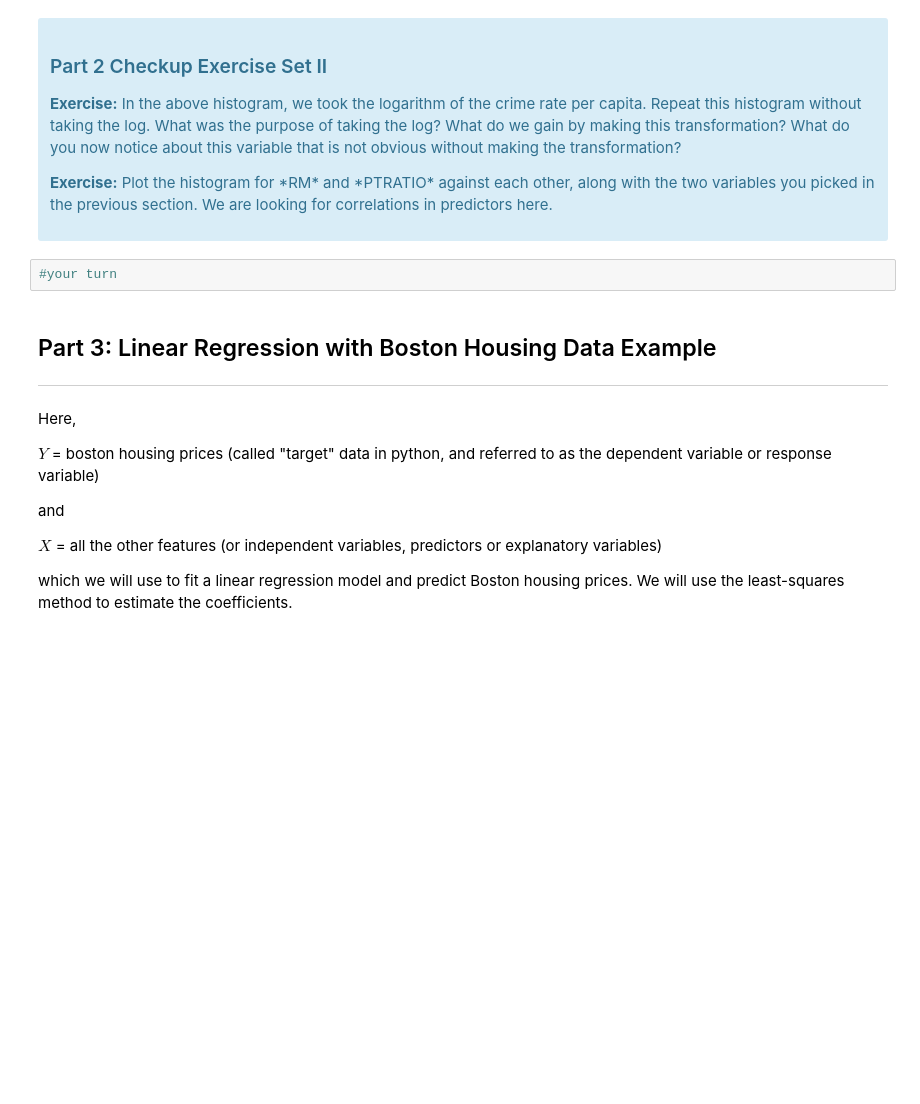
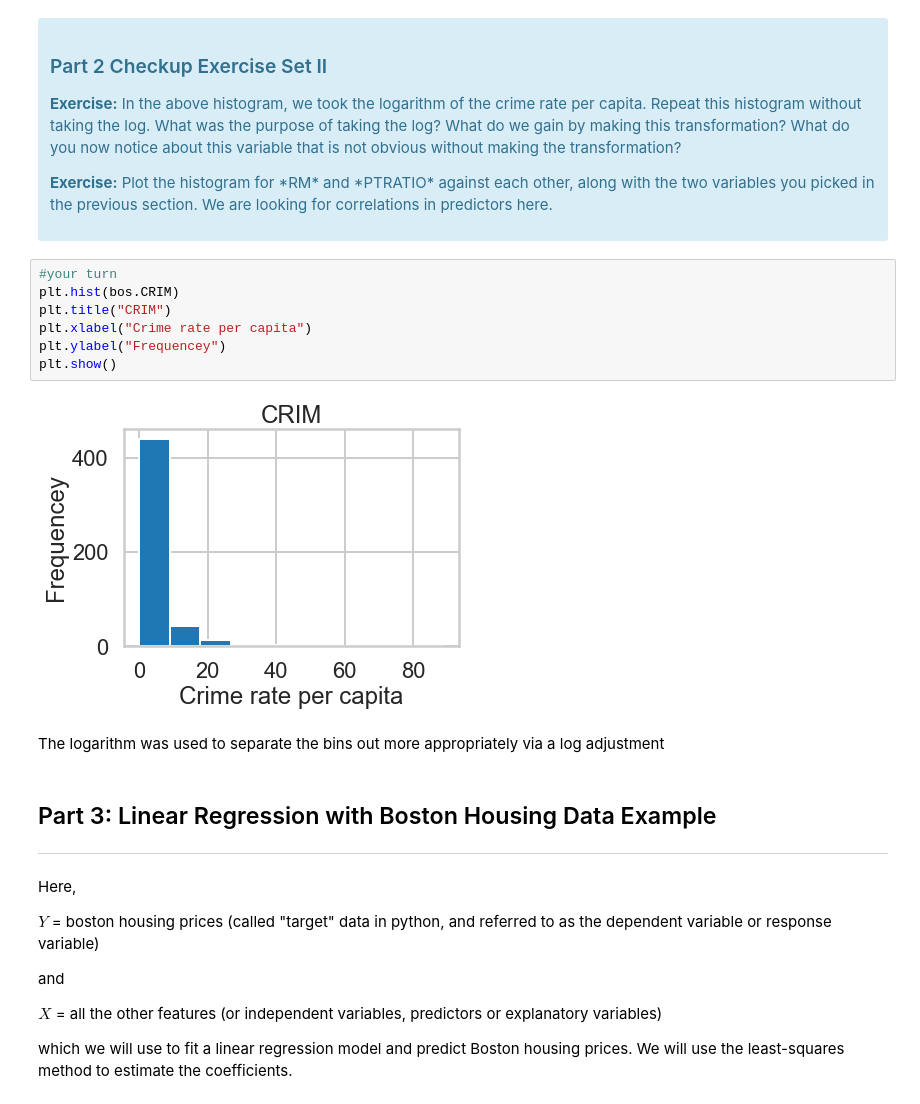
Before and after one commit to Dylan-C-Neal/Springboard-Data-Science-Career-Track, a Jupyter notebook: 11.4 Boston Housing/Mini_Project_Linear_Regression.ipynb, the cells around one changed output. Drawn from its saved outputs; the diff is of its cells as text; blank space fills up the shorter version.

```diff
--- a/11.4 Boston Housing/Mini_Project_Linear_Regression.ipynb
+++ b/11.4 Boston Housing/Mini_Project_Linear_Regression.ipynb
@@ -339,8 +341,17 @@ plt.show()
 
 <p><b>Exercise:</b> Plot the histogram for *RM* and *PTRATIO* against each other, along with the two variables you picked in the previous section. We are looking for correlations in predictors here.</p>
 </div>
-# %%
-#your turn
+# %%
+#your turn
+plt.hist(bos.CRIM)
+plt.title("CRIM")
+plt.xlabel("Crime rate per capita")
+plt.ylabel("Frequencey")
+plt.show()
+# %% [output]
+[figure, added]
+# %% [markdown]
+The logarithm was used to separate the bins out more appropriately via a log adjustment
 # %% [markdown]
 ## Part 3: Linear Regression with Boston Housing Data Example
 ***
```
Also changed, not shown: parts of 2 cells of this notebook.
